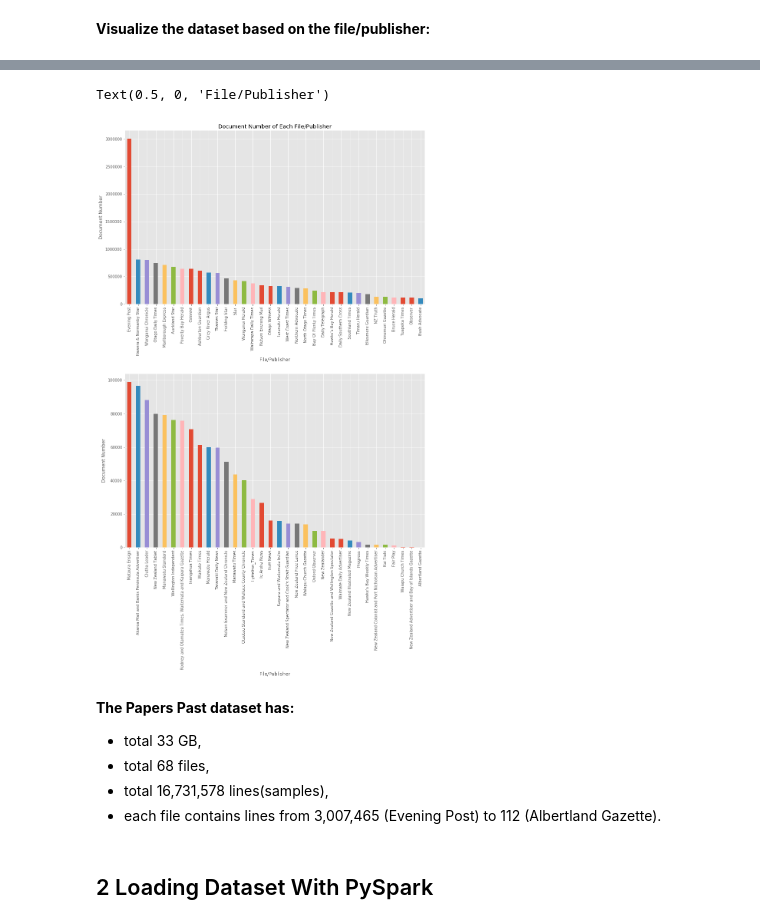
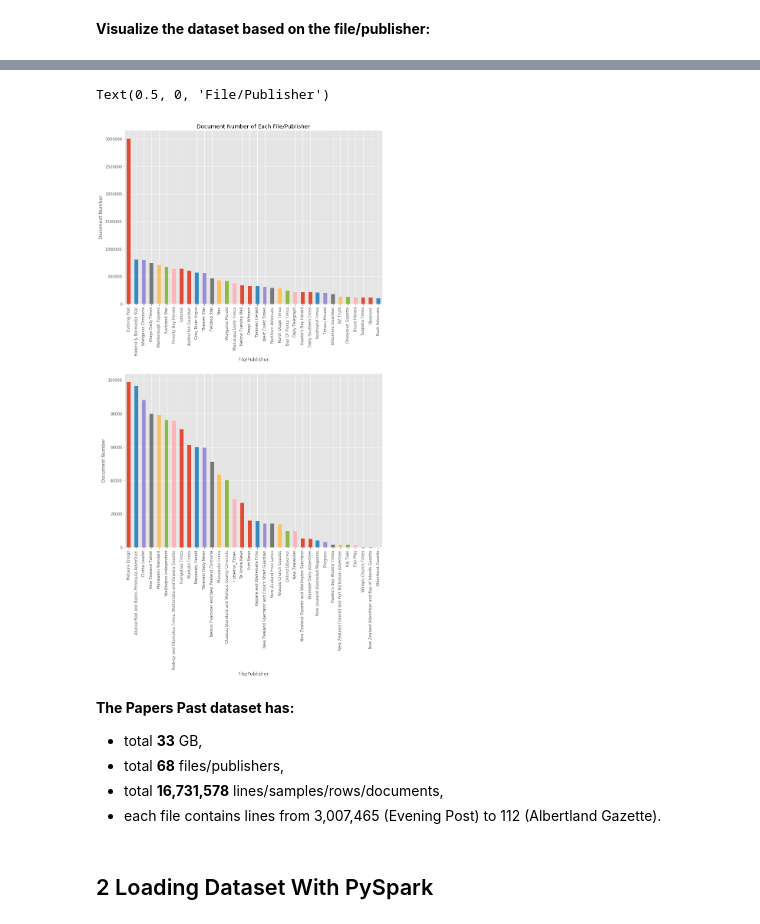
Before and after one commit to xandercai/papers-past-topic-modeling, a Jupyter notebook: 1-load/load.ipynb, the cells around one changed output, grey strips where cells are left out. Saved outputs shown, nothing was run; the diff lists cells and outputs as text; code cells hidden in the pictures.

```diff
--- a/1-load/load.ipynb
+++ b/1-load/load.ipynb
@@ -85,33 +85,33 @@ df_info.T
 # %%
 # index of half dataframe, split dataframe to plot better
 i = int(df_info.shape[0]/2)
 
 # plot
-fig, axes = plt.subplots(nrows=2, ncols=1, figsize=(14, 20))
+fig, axes = plt.subplots(nrows=2, ncols=1, figsize=(12, 20))
 fig.subplots_adjust(hspace=0.4)
 df_info.iloc[:i].plot(ax=axes[0],
                       kind='bar',
                       x='publisher',
                       y='lines',
                       legend=False)
 df_info.iloc[i:].plot(ax=axes[1],
                       kind='bar',
                       x='publisher',
                       y='lines',
                       legend=False)
 axes[0].set_title('Document Number of Each File/Publisher')
 axes[0].set_ylabel('Document Number')
 axes[0].set_xlabel('File/Publisher')
 axes[1].set_ylabel('Document Number')
 axes[1].set_xlabel('File/Publisher')
 # %% [output]
 Text(0.5, 0, 'File/Publisher')
-[figure, old version]
+[figure, new version]
 # %% [markdown]
 **The Papers Past dataset has:**
-* total 33 GB,
-* total 68 files,
-* total 16,731,578 lines(samples),
+* total **33** GB,
+* total **68** files/publishers,
+* total **16,731,578** lines/samples/rows/documents,
 * each file contains lines from 3,007,465 (Evening Post) to 112 (Albertland Gazette).
 # %% [markdown]
 ## 2 Loading Dataset With PySpark
```
Also changed, not shown: parts of 3 cells of this notebook.
